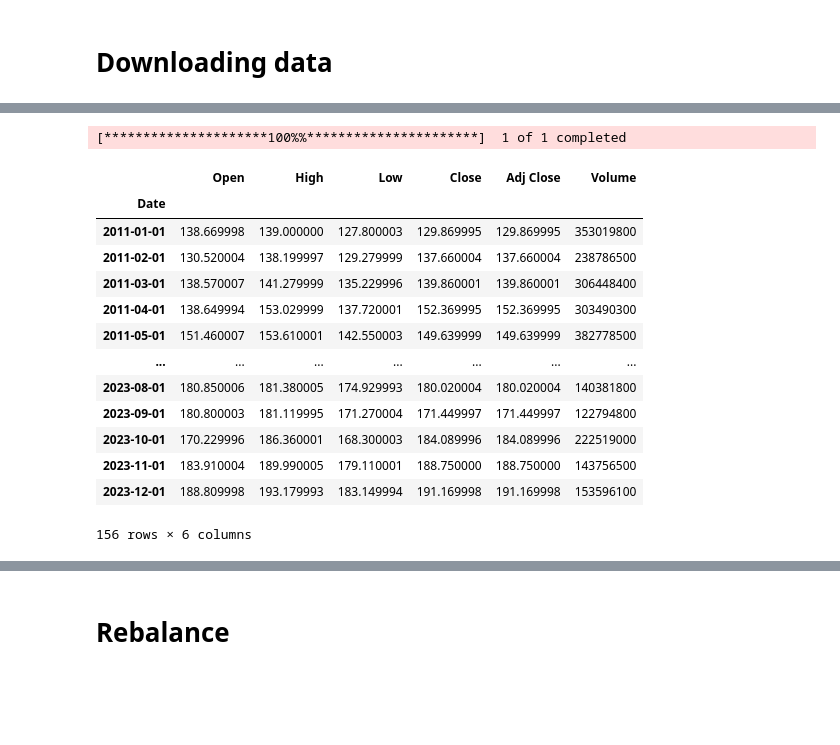
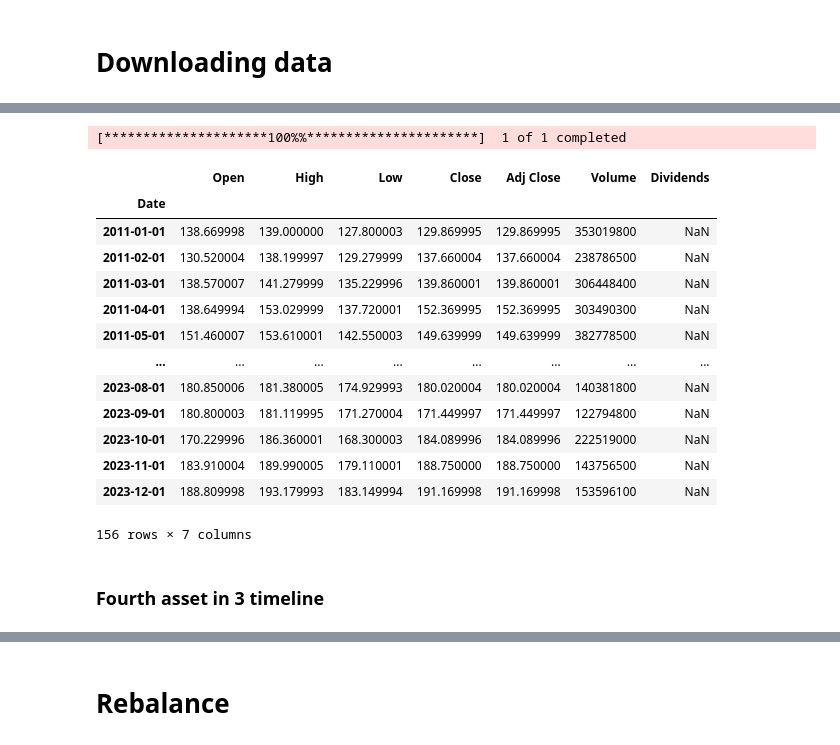
Before and after one commit to AdalDiazFarina/TFG-service, a Jupyter notebook: app/notebooks/balanced portfolio.ipynb, the cells around one changed output, grey strips where cells are left out. Cells and saved outputs as stored; diff of their text form; code cells hidden in the pictures; blank space fills up the shorter version.

```diff
--- a/app/notebooks/balanced portfolio.ipynb
+++ b/app/notebooks/balanced portfolio.ipynb
@@ -4,0 +13,13 @@ import pandas as pd
+# %%
+name = "Rebalanced portfolio"
+description = "This strategy invests in 4 different assets and rebalances according to the performance of these assets."
+model = "Rebalanced_portfolio"
+initial_capital = 1000
+monthly_contribution = 100
+profile_id = 2
+strategy_id = 57
+buySell_comission = 0.12
+current_exchange_rate = 0.30
+comission = buySell_comission + current_exchange_rate
+m = Metrics(initial_capital, monthly_contribution, profile_id, strategy_id, comission)
+m.InitStrategy(name, description, model)
@@ -8,5 +31,11 @@ import pandas as pd
 def download_data(ticket):
         # Descargar datos de yfinance
         data = yf.download(ticket, start="2011-01-01", end="2024-01-01", interval="1mo")
-        return data
+        dividend_history = yf.Ticker(ticket).dividends
+        data = m.joinDataAndDividends(data, dividend_history)
+        # Transforming date in the index
+        df = pd.DataFrame(data)
+        df.set_index('Date', inplace=True)
+        df.index = df.index.to_timestamp()
+        return df
 # %%
@@ -69,19 +179,21 @@ display(data)
 # %%
-data = download_data('GLD')
-display(data)
+data4 = download_data('GLD')
+display(data4)
 # %% [output]
 [*********************100%%**********************]  1 of 1 completed
-|  | Open | High | Low | Close | Adj Close | Volume |
-| Date |  |  |  |  |  |  |
-| 2011-01-01 | 138.669998 | 139.000000 | 127.800003 | 129.869995 | 129.869995 | 353019800 |
-| 2011-02-01 | 130.520004 | 138.199997 | 129.279999 | 137.660004 | 137.660004 | 238786500 |
-| 2011-03-01 | 138.570007 | 141.279999 | 135.229996 | 139.860001 | 139.860001 | 306448400 |
-| 2011-04-01 | 138.649994 | 153.029999 | 137.720001 | 152.369995 | 152.369995 | 303490300 |
-| 2011-05-01 | 151.460007 | 153.610001 | 142.550003 | 149.639999 | 149.639999 | 382778500 |
-| ... | ... | ... | ... | ... | ... | ... |
-| 2023-08-01 | 180.850006 | 181.380005 | 174.929993 | 180.020004 | 180.020004 | 140381800 |
-| 2023-09-01 | 180.800003 | 181.119995 | 171.270004 | 171.449997 | 171.449997 | 122794800 |
-| 2023-10-01 | 170.229996 | 186.360001 | 168.300003 | 184.089996 | 184.089996 | 222519000 |
-| 2023-11-01 | 183.910004 | 189.990005 | 179.110001 | 188.750000 | 188.750000 | 143756500 |
-| 2023-12-01 | 188.809998 | 193.179993 | 183.149994 | 191.169998 | 191.169998 | 153596100 |
+|  | Open | High | Low | Close | Adj Close | Volume | Dividends |
+| Date |  |  |  |  |  |  |  |
+| 2011-01-01 | 138.669998 | 139.000000 | 127.800003 | 129.869995 | 129.869995 | 353019800 | NaN |
+| 2011-02-01 | 130.520004 | 138.199997 | 129.279999 | 137.660004 | 137.660004 | 238786500 | NaN |
+| 2011-03-01 | 138.570007 | 141.279999 | 135.229996 | 139.860001 | 139.860001 | 306448400 | NaN |
+| 2011-04-01 | 138.649994 | 153.029999 | 137.720001 | 152.369995 | 152.369995 | 303490300 | NaN |
+| 2011-05-01 | 151.460007 | 153.610001 | 142.550003 | 149.639999 | 149.639999 | 382778500 | NaN |
+| ... | ... | ... | ... | ... | ... | ... | ... |
+| 2023-08-01 | 180.850006 | 181.380005 | 174.929993 | 180.020004 | 180.020004 | 140381800 | NaN |
+| 2023-09-01 | 180.800003 | 181.119995 | 171.270004 | 171.449997 | 171.449997 | 122794800 | NaN |
+| 2023-10-01 | 170.229996 | 186.360001 | 168.300003 | 184.089996 | 184.089996 | 222519000 | NaN |
+| 2023-11-01 | 183.910004 | 189.990005 | 179.110001 | 188.750000 | 188.750000 | 143756500 | NaN |
+| 2023-12-01 | 188.809998 | 193.179993 | 183.149994 | 191.169998 | 191.169998 | 153596100 | NaN |
-156 rows × 6 columns
+156 rows × 7 columns
+# %% [markdown]
+### Fourth asset in 3 timeline
```
Also changed, not shown: parts of 23 cells of this notebook, 4 other files.
